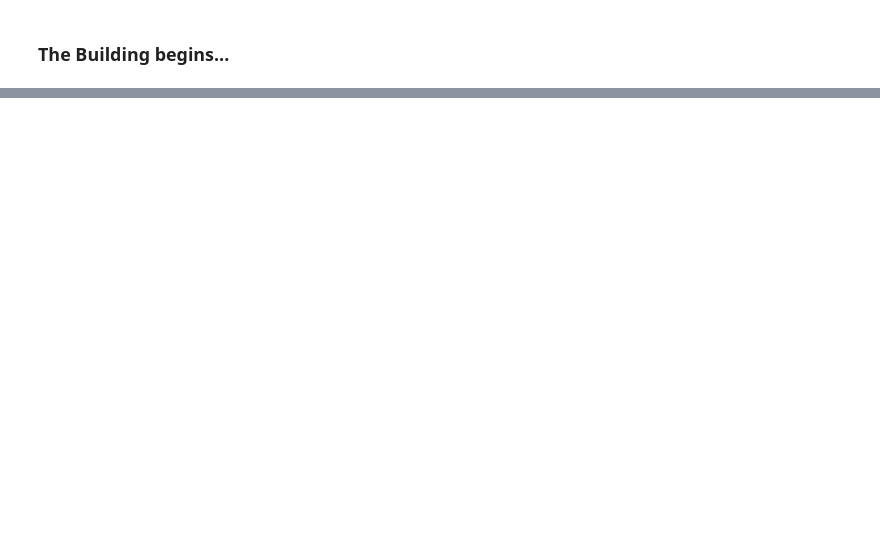
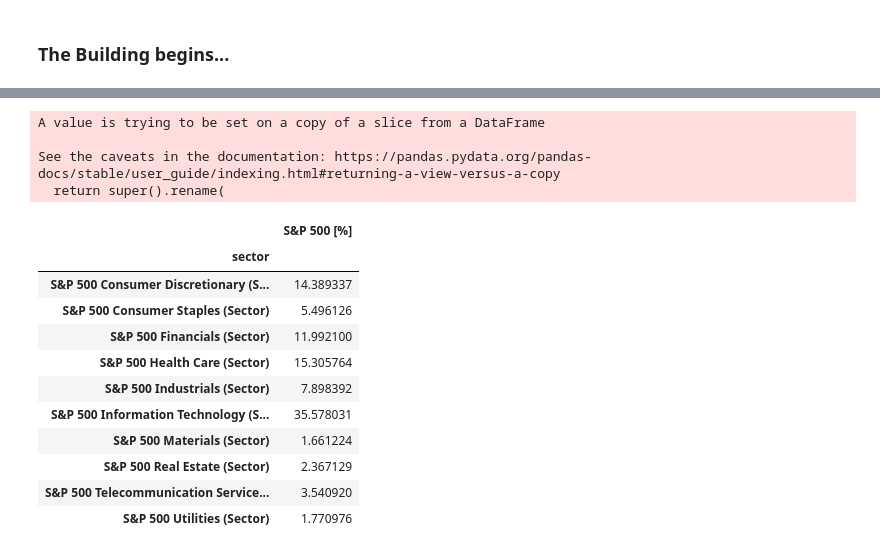
Before and after one commit to ahallson/TH_CSIDS, a Jupyter notebook: Experiment/model.ipynb, the cells around one changed output, grey strips where cells are left out. Drawn from its saved outputs; the diff is of its cells as text; code cells hidden in the pictures; blank space fills up the shorter version.

Commit message:
Now outputs desired df form

```diff
--- a/Experiment/model.ipynb
+++ b/Experiment/model.ipynb
@@ -286,0 +322,59 @@ Name: contribution, dtype: float64
+# %%
+# NEW (Slightly editied) function that returns in desired output Dataframe
+
+def cont2(start_date, end_date):# format like 2015-01-15 (YYYY-MM-DD)
+
+    # Generate data frame to hold all required information
+    sectors_ticker = "SPY"
+
+    # Load in info
+    sp500_tickers_data = get_req_data(start_date, end_date)
+    weights = yq.Ticker(sectors_ticker).fund_sector_weightings.to_dict()
+
+    # add the sectors + dates + adj close to the dataframe
+    records = []
+    for sector, data in sp500_tickers_data.items():
+        for x in range(0, len(data['sector_data'])):
+
+            record = {"sector" : sector, "date" : data['sector_data'].index[x], "adj_close" : data["sector_data"][x], "sector_weight" : weights[sectors_ticker][sector_map[sector]] }
+            records.append(record)
+
+    df = pd.DataFrame(records)
+
+    df["pct_change"] = df.groupby("sector")["adj_close"].pct_change()
+
+    df["contribution"] = df["pct_change"] * df["sector_weight"]
+
+    #print(weights)
+    #display(df)
+
+    contributions = df.groupby("sector").agg({"contribution": "sum"})
+    contributions["contribution_as_pct"] = (contributions["contribution"] / df["contribution"].sum())*100
+
+    # We standardize output DF form here
+    result_df = contributions.loc[:,contributions.columns != "contribution"]
+
+    result_df.rename(columns={"contribution_as_pct":"S&P 500 [%]"}, inplace=True)
+
+    # result_df["Portfolio [%]"] =  #[INSERT PORTFOLIO ATTRIBUTIONS HERE!!!]
+
+    return result_df
+# %%
+cont2('2010-1-1',date.today())
+# %% [output]
+A value is trying to be set on a copy of a slice from a DataFrame
+
+See the caveats in the documentation: https://pandas.pydata.org/pandas-docs/stable/user_guide/indexing.html#returning-a-view-versus-a-copy
+  return super().rename(
+|  | S&P 500 [%] |
+| sector |  |
+| S&P 500 Consumer Discretionary (S... | 14.389337 |
+| S&P 500 Consumer Staples (Sector) | 5.496126 |
+| S&P 500 Financials (Sector) | 11.992100 |
+| S&P 500 Health Care (Sector) | 15.305764 |
+| S&P 500 Industrials (Sector) | 7.898392 |
+| S&P 500 Information Technology (S... | 35.578031 |
+| S&P 500 Materials (Sector) | 1.661224 |
+| S&P 500 Real Estate (Sector) | 2.367129 |
+| S&P 500 Telecommunication Service... | 3.540920 |
+| S&P 500 Utilities (Sector) | 1.770976 |
```
Also changed, not shown: parts of 11 cells of this notebook.
